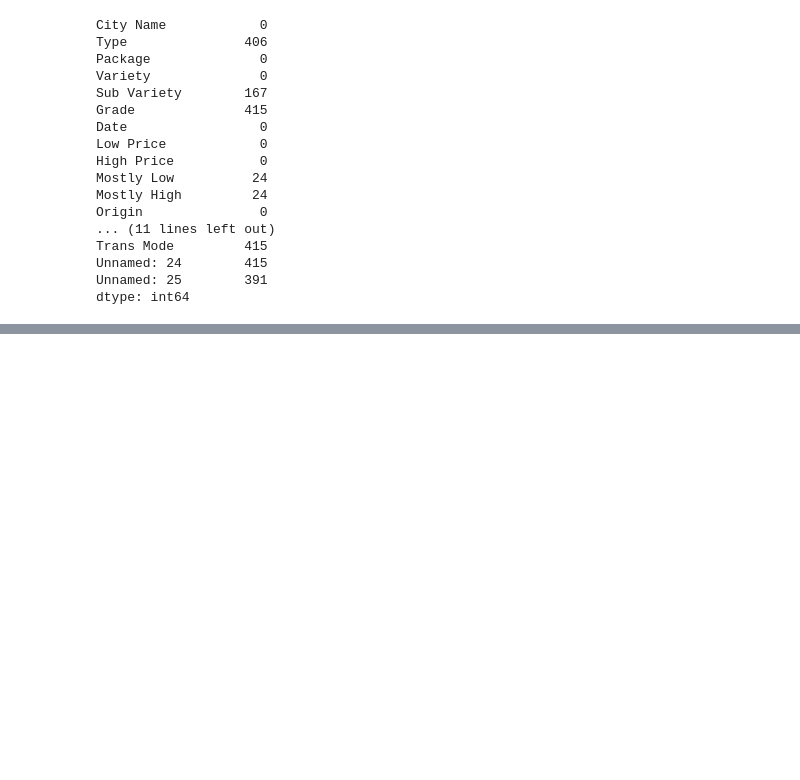
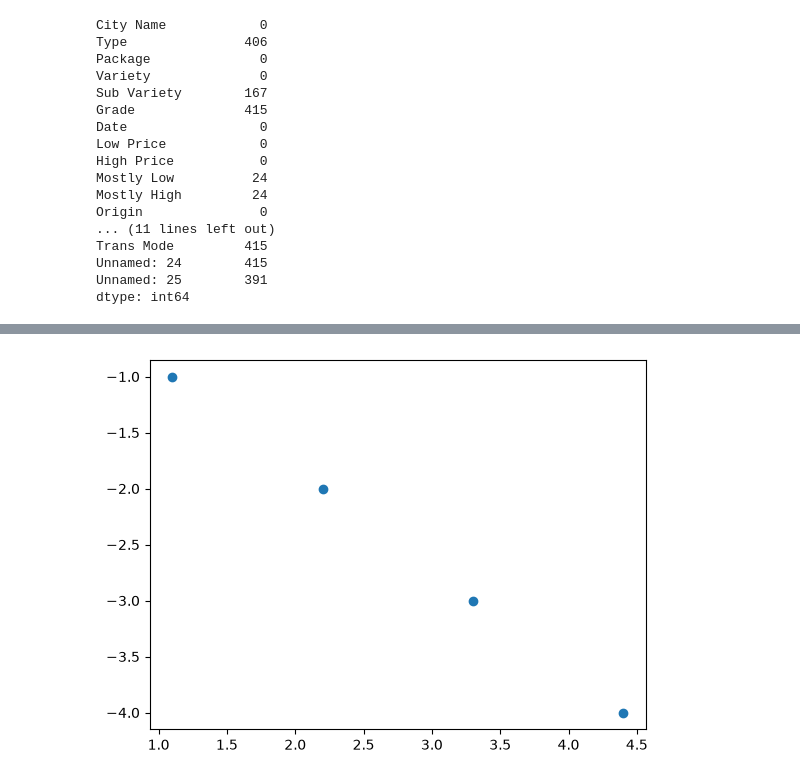
Before and after one commit to staxkworks/ML-For-Beginners, a Jupyter notebook: 2-Regression/2-Data/notebook.ipynb, the cells around one changed output, grey strips where cells are left out. Drawn from its saved outputs; the diff is of its cells as text; code cells hidden in the pictures; blank space fills up the shorter version.

```diff
--- a/2-Regression/2-Data/notebook.ipynb
+++ b/2-Regression/2-Data/notebook.ipynb
@@ -90,0 +125,7 @@ new_pumpkins.head(5)
+# %%
+x=pd.Series([1.1,2.2,3.3,4.4])
+y=pd.Series([-1,-2,-3,-4])
+plt.scatter(x,y)
+plt.show()
+# %% [output]
+[figure, added]
```
Also changed, not shown: parts of 15 cells of this notebook, 1 other file.
